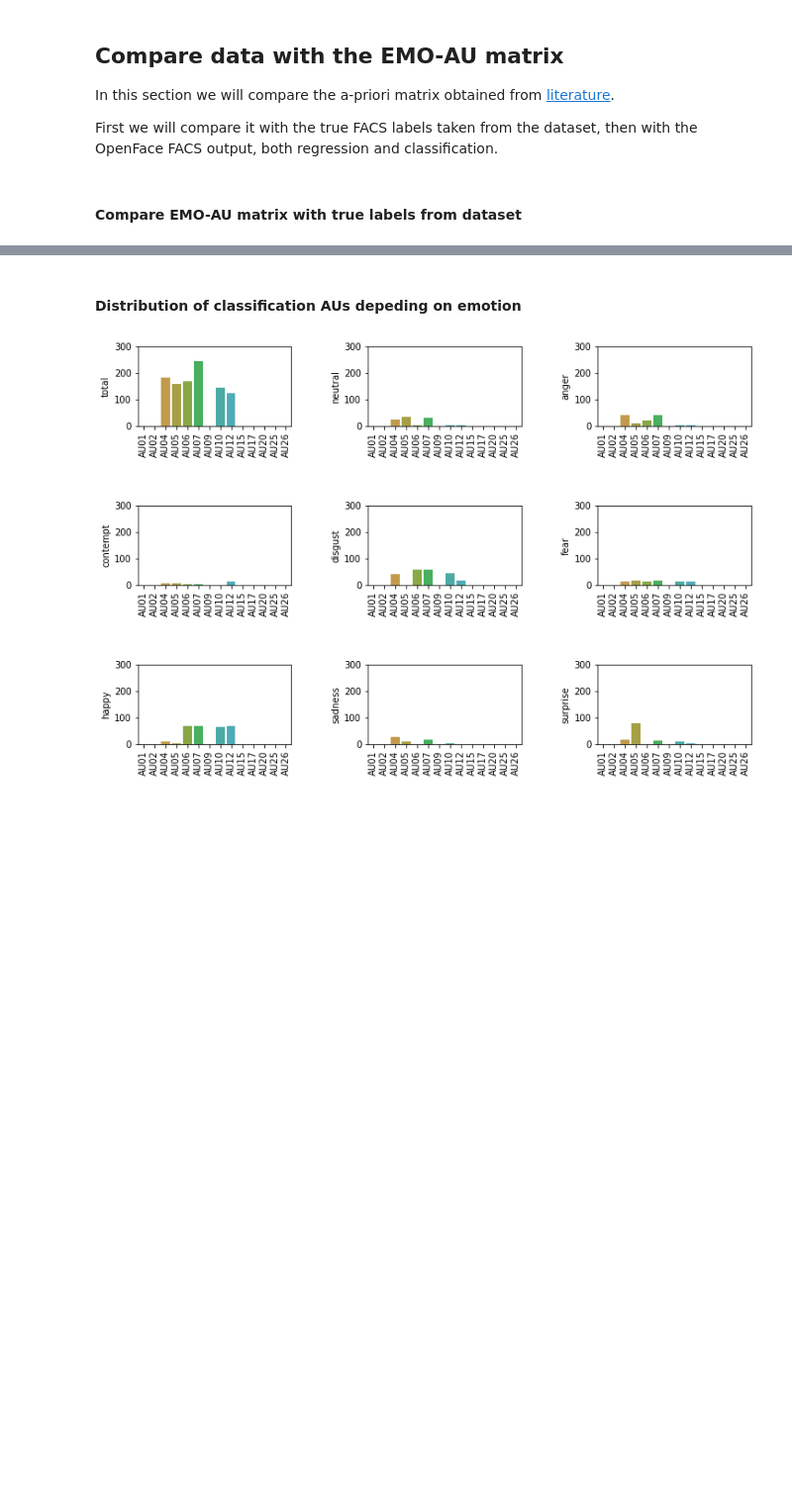
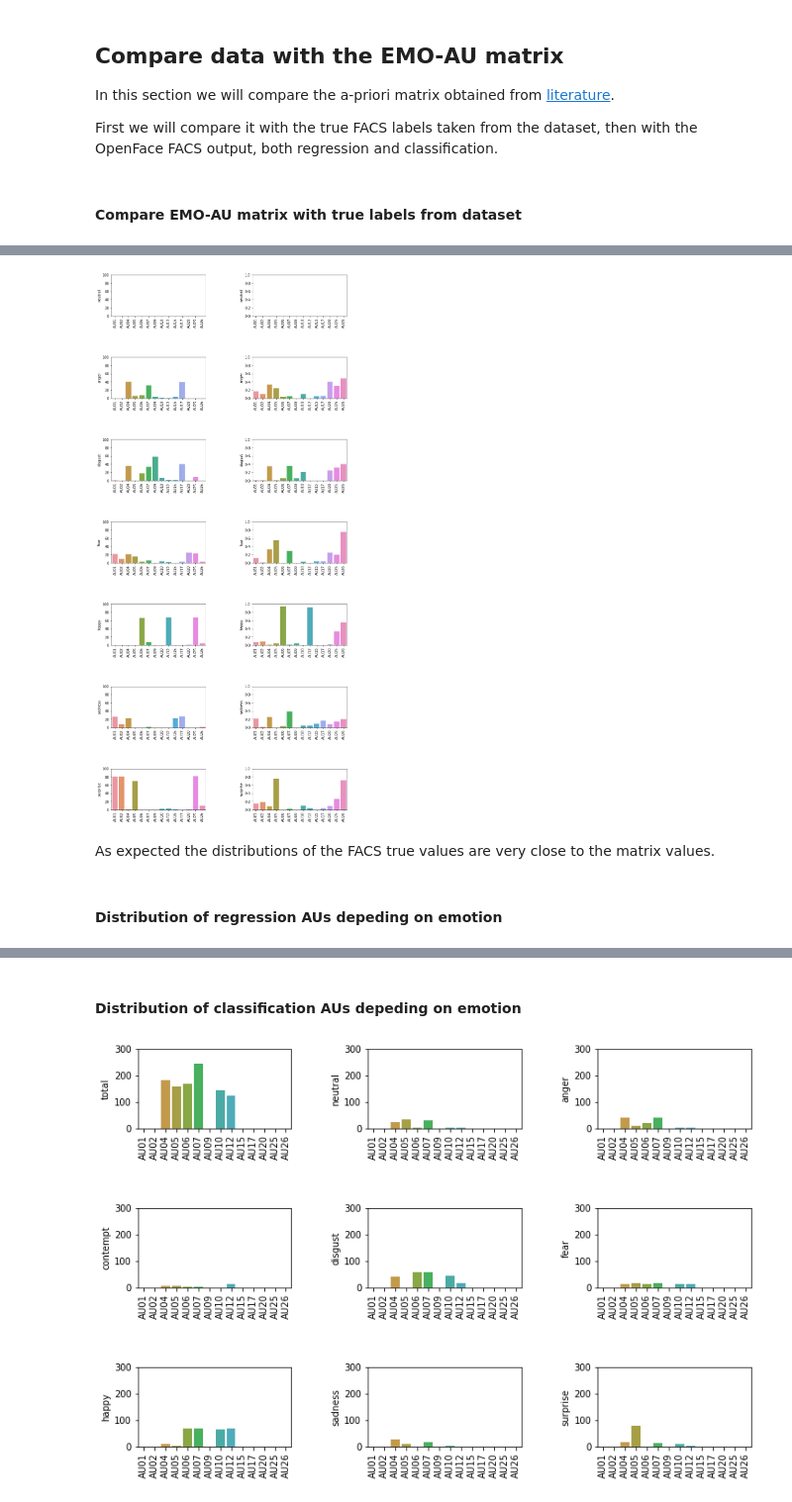
Before and after one commit to tonca/emotion_recognition, a Jupyter notebook: notebooks/Data_Analysis_Images_AUs.ipynb, the cells around one changed output, grey strips where cells are left out. Shown at 99% size. Saved outputs shown, nothing was run; the diff lists cells and outputs as text; code cells hidden in the pictures; blank space fills up the shorter version.

```diff
--- a/notebooks/Data_Analysis_Images_AUs.ipynb
+++ b/notebooks/Data_Analysis_Images_AUs.ipynb
@@ -271,0 +298,36 @@ plt.subplots_adjust(wspace=.5, hspace=1.0)
+# %%
+fig, axes = plt.subplots(7, 2, figsize=(12,28))
+
+i = 0
+for emo in emo_map.values():
+
+    if emo in emo_matrix.keys() and len(emo_matrix.keys())>i:
+        emo_data = data.loc[lambda data: data.emotion == emo_map_inv[emo], :]
+        axes[i,0].set_ylabel(emo)
+        axes[i,0].set(ylim=(0,100))
+        _ = sns.barplot(x=AUmat_lbl,
+                        y=emo_data[true_AU_mat][emo_data[true_AU_mat] != 0].count(),
+                        ax=axes[i,0]
+                       )
+
+        for item in _.get_xticklabels():
+            item.set_rotation(90)
+
+        axes[i,1].set_ylabel(emo)
+        axes[i,1].set(ylim=(0,1))
+
+        _ = sns.barplot(x=AUmat_lbl,y=emo_matrix[emo], ax=axes[i,1])
+
+        for item in _.get_xticklabels():
+            item.set_rotation(90)
+
+        i = i+1
+
+
+plt.subplots_adjust(wspace=.5, hspace=1.0)
+# %% [output]
+[figure, added]
+# %% [markdown]
+As expected the distributions of the FACS true values are very close to the matrix values.
+# %% [markdown]
+#### Distribution of regression AUs depeding on emotion
```
Also changed, not shown: parts of 26 cells of this notebook, 2 other files.
